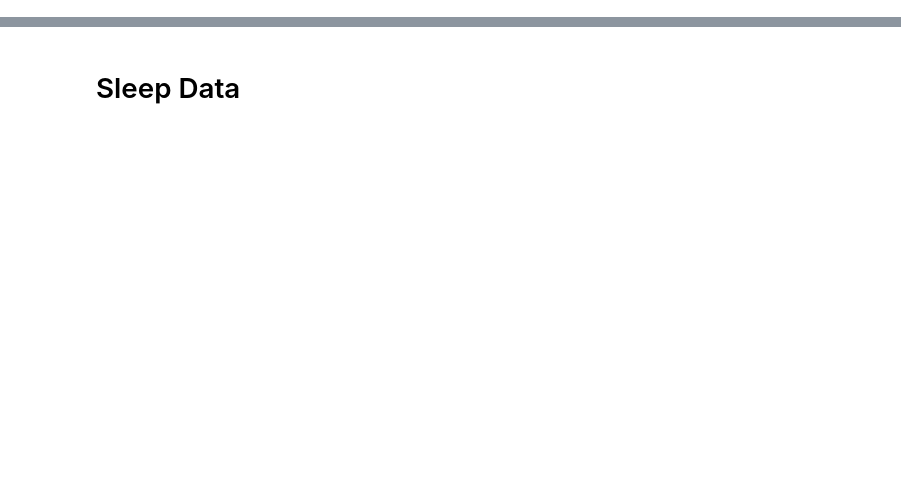
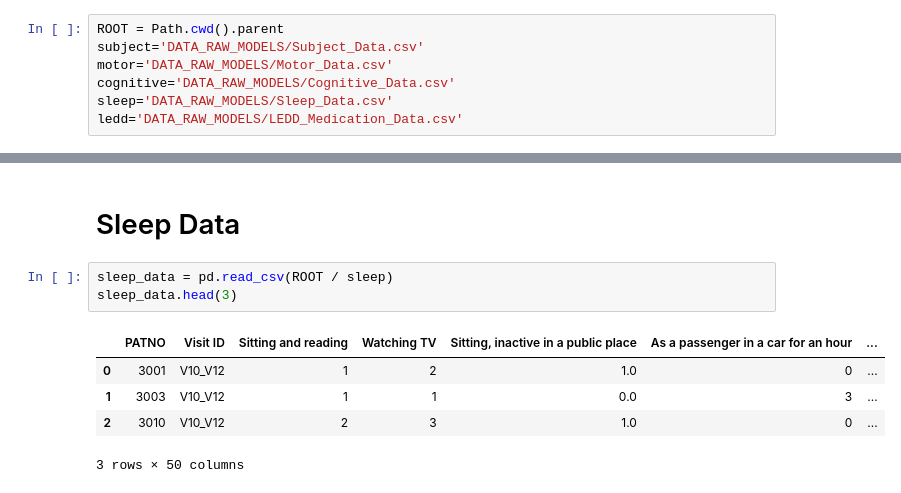
Before and after one commit to fserracrespi/PD_Project_UofL, a Jupyter notebook: PD_DATA/MODELS DEVELOPMENT/MODEL_DEVELOPMENT/data_split.ipynb, the cells around one changed output, grey strips where cells are left out. Cells and saved outputs as stored; diff of their text form; blank space fills up the shorter version.

Commit message:
data split

```diff
--- a/PD_DATA/MODELS DEVELOPMENT/MODEL_DEVELOPMENT/data_split.ipynb
+++ b/PD_DATA/MODELS DEVELOPMENT/MODEL_DEVELOPMENT/data_split.ipynb
@@ -3,3 +6,10 @@ import pandas as pd
+# %%
+ROOT = Path.cwd().parent
+subject='DATA_RAW_MODELS/Subject_Data.csv'
+motor='DATA_RAW_MODELS/Motor_Data.csv'
+cognitive='DATA_RAW_MODELS/Cognitive_Data.csv'
+sleep='DATA_RAW_MODELS/Sleep_Data.csv'
+ledd='DATA_RAW_MODELS/LEDD_Medication_Data.csv'
 # %% [markdown]
 # DATA SPLIT
 # %%
@@ -103,2 +151,11 @@ Categorical Columns: ['Visit ID', 'Ortostatic_Hypotension', 'UPDRS_III_Progressi
 # %% [markdown]
 # Sleep Data
+# %%
+sleep_data = pd.read_csv(ROOT / sleep)
+sleep_data.head(3)
+# %% [output]
+|  | PATNO | Visit ID | Sitting and reading | Watching TV | Sitting, inactive in a public place | As a passenger in a car for an hour | ... |
+| 0 | 3001 | V10_V12 | 1 | 2 | 1.0 | 0 | ... |
+| 1 | 3003 | V10_V12 | 1 | 1 | 0.0 | 3 | ... |
+| 2 | 3010 | V10_V12 | 2 | 3 | 1.0 | 0 | ... |
+3 rows × 50 columns
```
Also changed, not shown: parts of 9 cells of this notebook, 10 other files.
